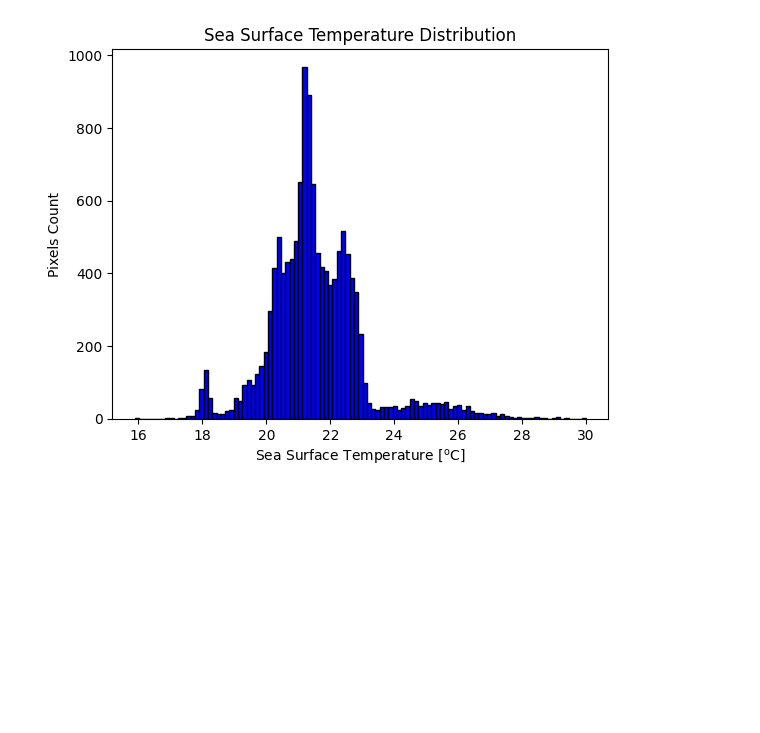
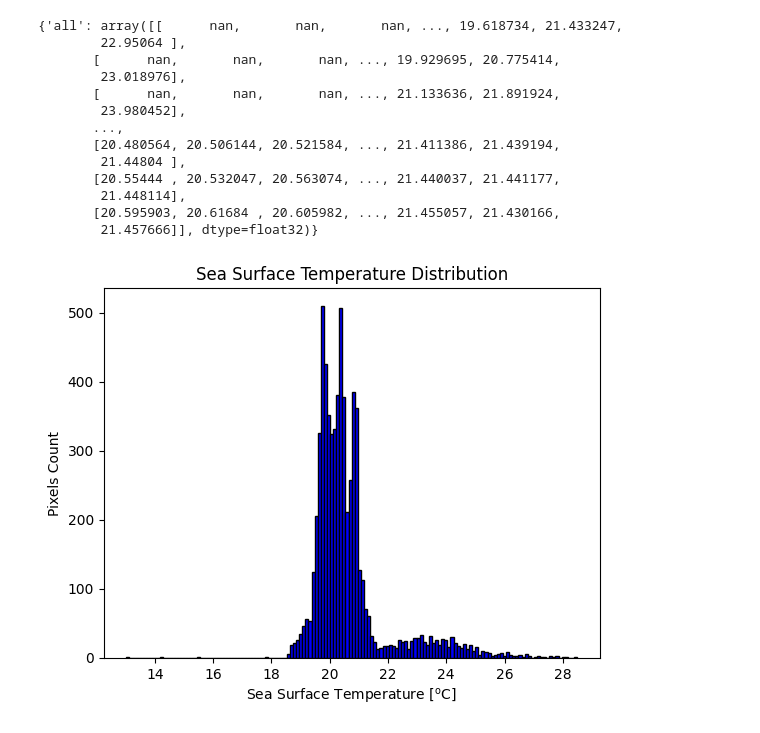
Before and after one commit to robel-milashu/NMEW.demos, a Jupyter notebook: processing/total_monthly_sst.ipynb, the cells around one changed output. Drawn from its saved outputs; the diff is of its cells as text; code cells hidden in the pictures; blank space fills up the shorter version.

```diff
--- a/processing/total_monthly_sst.ipynb
+++ b/processing/total_monthly_sst.ipynb
@@ -8,17 +8,20 @@ from mpl_toolkits.basemap import Basemap
 
 data_dir = '../results/Modis/sst/'
 varname = 'sst'
-cmin, cmax = 10, 30  # Set the min and max values for the color scale
+cmin, cmax = 12, 30  # Set the min and max values for the color scale
 # Initialize a dictionary to hold the data for each month.
-yearly_data = {month: [] for month in range(2003, 2023)}
-print(yearly_data)
+monthly_data = {month: [] for month in range(1, 13)}
+yearly_data = {month: [] for month in range(2002, 2024)}
+season_data  = {"winter": [], "spring": [], "summar": [],"autumn": []}
+all_data = {"all": []}
+print(monthly_data)
 # Assuming these are the coordinates you want to crop to
 # lat_min_crop, lat_max_crop = 34.3, 35.7  # Update these values as needed
 # lon_min_crop, lon_max_crop = 138.3, 140.23  # Update these values as needed
 
-# lat_min_crop, lat_max_crop = 34.5, 35.4
-# lon_min_crop, lon_max_crop = 138.82, 139.9
-lat_min_crop, lat_max_crop = 34.4, 35.7
-lon_min_crop, lon_max_crop = 138.35, 140.2
+lat_min_crop, lat_max_crop = 34.5, 35.4
+lon_min_crop, lon_max_crop = 138.9, 139.9
+# lat_min_crop, lat_max_crop = 34.4, 35.7
+# lon_min_crop, lon_max_crop = 138.35, 140.2
 # rectangle_coords = [(35.7,  138.35), (35.7, 140.2), (34.4, 140.2), (34.4,  138.35), (35.7,  138.35)]
 # %% [output]
@@ -293,19 +326,33 @@ for month, sds_cropped in monthly_averages.items():    # Visualisation with base
 # %%
-# show data distribution in histogram for last month
+for season, sds_cropped in all_average.items():
+    fig, ax = plt.subplots()
+    n_bins = 'auto'
+    print(all_average)
+    # mask all_average with 0
+    pixel_values = sds_cropped.flatten()
+    # pixel_values = pixel_values[~pixel_values.mask]  # Remove masked values (NaN or inf values)
 
-fig, ax = plt.subplots()
-n_bins = 'auto'
-pixel_values = sds_cropped.flatten()
-# pixel_values = pixel_values[~pixel_values.mask]  # Remove masked values (NaN or inf values)
+    # ax.hist(sds_cropped_log.compressed(), bins=100, color='blue', alpha=0.7)
+    ax.hist(pixel_values, bins=n_bins, color='blue', edgecolor='black')
 
-# ax.hist(sds_cropped_log.compressed(), bins=100, color='blue', alpha=0.7)
-ax.hist(pixel_values, bins=n_bins, color='blue', edgecolor='black')
+    ax.set_xlabel('Sea Surface Temperature [$^\mathregular{o}$C]')
+    ax.set_ylabel('Pixels Count')
+    ax.set_title('Sea Surface Temperature Distribution')
+    plt.savefig(f'seasonal/final/GCOMC-average_sst_{season:02}_hist.png', dpi=300)
 
-# sea surface temperature
-ax.set_xlabel('Sea Surface Temperature [$^\mathregular{o}$C]')
-ax.set_ylabel('Pixels Count')
-ax.set_title('Sea Surface Temperature Distribution')
-plt.savefig(f'yearly/sst/average_sst_hist.png', dpi=300, bbox_inches='tight')
-plt.show()
+    plt.show()
 # %% [output]
+{'all': array([[      nan,       nan,       nan, ..., 19.618734, 21.433247,
+        22.95064 ],
+       [      nan,       nan,       nan, ..., 19.929695, 20.775414,
+        23.018976],
+       [      nan,       nan,       nan, ..., 21.133636, 21.891924,
+        23.980452],
+       ...,
+       [20.480564, 20.506144, 20.521584, ..., 21.411386, 21.439194,
+        21.44804 ],
+       [20.55444 , 20.532047, 20.563074, ..., 21.440037, 21.441177,
+        21.448114],
+       [20.595903, 20.61684 , 20.605982, ..., 21.455057, 21.430166,
+        21.457666]], dtype=float32)}
-[figure, old version]
+[figure, new version]
```
Also changed, not shown: parts of 10 cells of this notebook, 35 other files.
